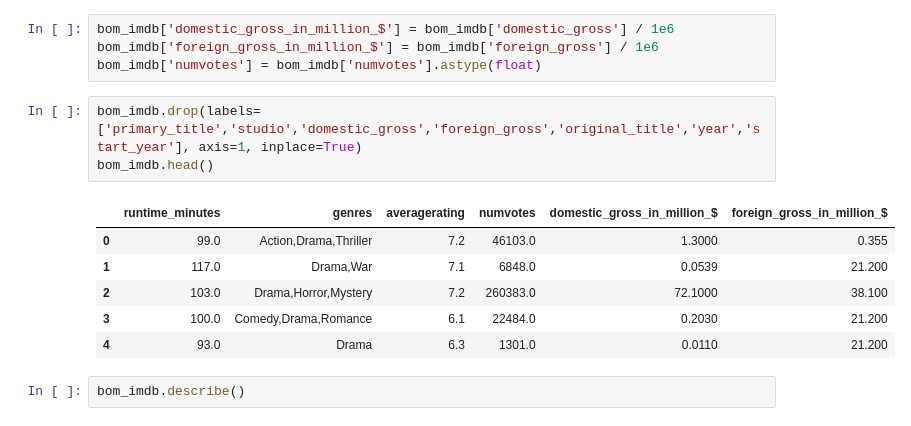
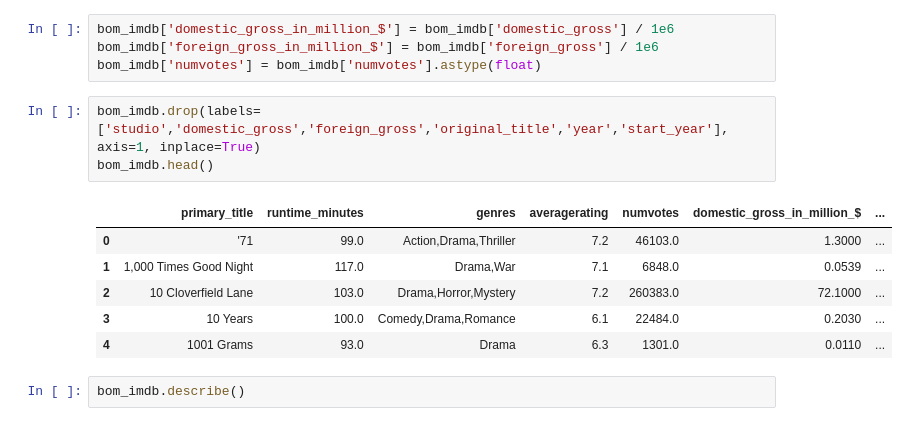
Before and after one commit to ayamjrio/Microsoft-Movie-Analysis, a Jupyter notebook: dsc-phase1-project-template.ipynb, the cells around one changed output. Cells and saved outputs as stored; diff of their text form.

```diff
--- a/dsc-phase1-project-template.ipynb
+++ b/dsc-phase1-project-template.ipynb
@@ -250,15 +252,15 @@ bom_imdb['domestic_gross_in_million_$'] = bom_imdb['domestic_gross'] / 1e6
 bom_imdb['foreign_gross_in_million_$'] = bom_imdb['foreign_gross'] / 1e6
 bom_imdb['numvotes'] = bom_imdb['numvotes'].astype(float)
 # %%
-bom_imdb.drop(labels=['primary_title','studio','domestic_gross','foreign_gross','original_title','year','start_year'], axis=1, inplace=True)
+bom_imdb.drop(labels=['studio','domestic_gross','foreign_gross','original_title','year','start_year'], axis=1, inplace=True)
 bom_imdb.head()
 # %% [output]
-|  | runtime_minutes | genres | averagerating | numvotes | domestic_gross_in_million_$ | foreign_gross_in_million_$ |
-| 0 | 99.0 | Action,Drama,Thriller | 7.2 | 46103.0 | 1.3000 | 0.355 |
-| 1 | 117.0 | Drama,War | 7.1 | 6848.0 | 0.0539 | 21.200 |
-| 2 | 103.0 | Drama,Horror,Mystery | 7.2 | 260383.0 | 72.1000 | 38.100 |
-| 3 | 100.0 | Comedy,Drama,Romance | 6.1 | 22484.0 | 0.2030 | 21.200 |
-| 4 | 93.0 | Drama | 6.3 | 1301.0 | 0.0110 | 21.200 |
+|  | primary_title | runtime_minutes | genres | averagerating | numvotes | domestic_gross_in_million_$ | ... |
+| 0 | '71 | 99.0 | Action,Drama,Thriller | 7.2 | 46103.0 | 1.3000 | ... |
+| 1 | 1,000 Times Good Night | 117.0 | Drama,War | 7.1 | 6848.0 | 0.0539 | ... |
+| 2 | 10 Cloverfield Lane | 103.0 | Drama,Horror,Mystery | 7.2 | 260383.0 | 72.1000 | ... |
+| 3 | 10 Years | 100.0 | Comedy,Drama,Romance | 6.1 | 22484.0 | 0.2030 | ... |
+| 4 | 1001 Grams | 93.0 | Drama | 6.3 | 1301.0 | 0.0110 | ... |
 # %%
 bom_imdb.describe()
 # %% [output]
```
Also changed, not shown: parts of 13 cells of this notebook.
